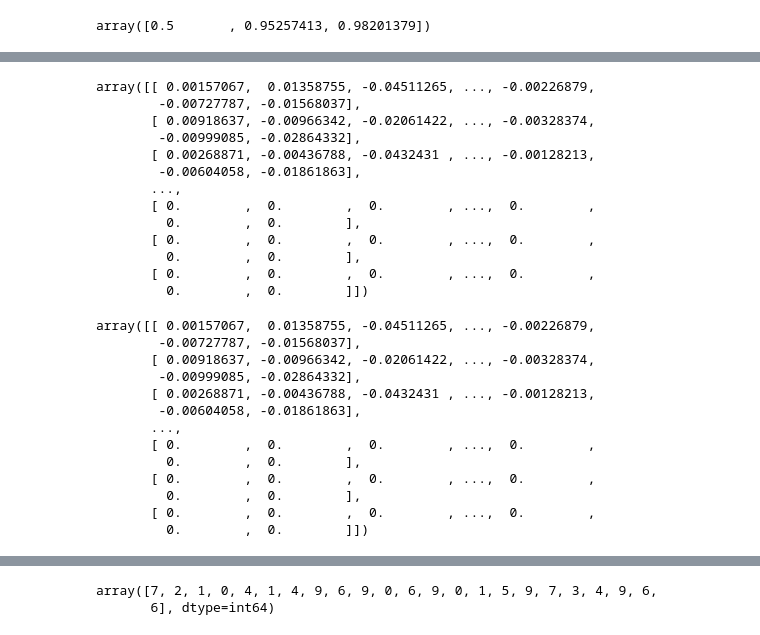
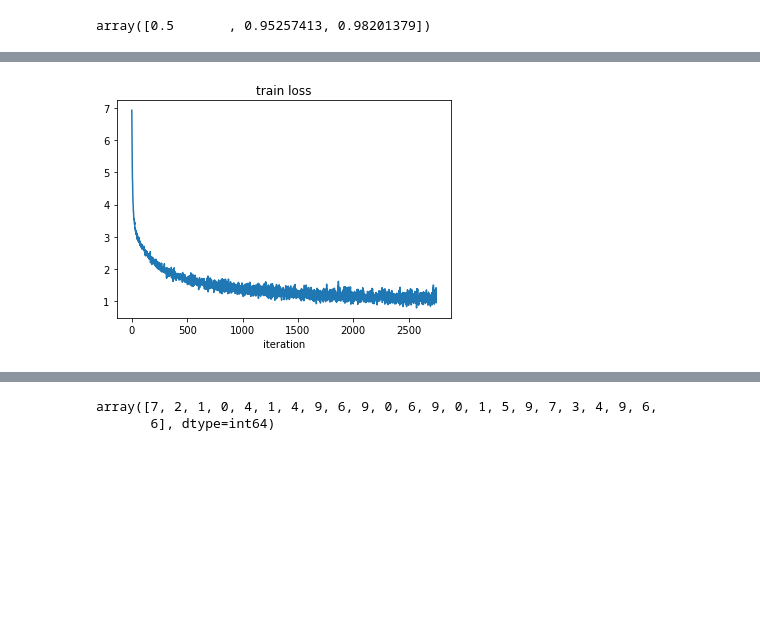
Before and after one commit to easilylazy/pattern-recognition, a Jupyter notebook: homework-12345/homework1/homework1.ipynb, the cells around one changed output, grey strips where cells are left out. Saved outputs shown, nothing was run; the diff lists cells and outputs as text; code cells hidden in the pictures; blank space fills up the shorter version.

Commit message:
final plot curve for train and test

```diff
--- a/homework-12345/homework1/homework1.ipynb
+++ b/homework-12345/homework1/homework1.ipynb
@@ -53,3 +49,19 @@ array([0.5       , 0.95257413, 0.98201379])
 # %%
 w=np.zeros([784,10])
 b=np.zeros(10)
+# %%
+def compute_acc(test=True):
+    if test:
+        res=np.dot(test_set.images,w)
+        test_pred=np.argmax(res,axis=1)
+        test_true=np.argmax(test_set.labels,axis=1)
+        err=(test_pred-test_true)
+        test_acc=err[err==0].size/test_set.num_examples
+        return test_acc
+    else:
+        res=np.dot(train_set.images,w)
+        train_pred=np.argmax(res,axis=1)
+        train_true=np.argmax(train_set.labels,axis=1)
+        err=(train_pred-train_true)
+        train_acc=err[err==0].size/train_set.num_examples
+        return train_acc
@@ -56,7 +72,12 @@ b=np.zeros(10)
+# %%
+test_accs=[]
+train_accs=[]
+train_losss=[]
 # %%
-batch_size = 2
+batch_size = 100
 max_epoch = 5
 learning_rate = 0.01
+
 for epoch in range(0, max_epoch):
     iter_per_batch = train_set.num_examples // batch_size
     for batch_id in range(0, iter_per_batch):
@@ -71,12 +92,16 @@ for epoch in range(0, max_epoch):
         loss=0
         for i in range(batch_size):
             grads+=np.dot(np.transpose(input[i]).reshape(784,1),grad[i].reshape(1,10))
-            loss-=np.multiply(label[i],np.log(pred[i]))+np.multiply((np.ones(label[i].shape)-label[i]),np.log(np.ones(pred[i].shape)-pred[i]))
-        loss/=batch_size
+        loss=-np.sum(np.multiply(label,np.log(pred))+np.multiply((1-label),np.log(1-pred)))/batch_size
+        err=(np.argmax(pred,axis=1)-np.argmax(label,axis=1))
+        train_accs.append(err[err==0].size/batch_size)
+        train_losss.append(loss)
         # print(loss)
         # update weights
         w -= learning_rate*grads/batch_size
-    print(loss)
-print(input.shape,label.shape)
-print(pred.shape)
-print(loss)
+        test_accs.append(compute_acc())
+
+    # print(loss)
+# print(input.shape,label.shape)
+# print(pred.shape)
+# print(loss)
@@ -104,32 +108,7 @@ print(loss)
-# %%
-w[43:]
-# %% [output]
-array([[ 0.00157067,  0.01358755, -0.04511265, ..., -0.00226879,
-        -0.00727787, -0.01568037],
-       [ 0.00918637, -0.00966342, -0.02061422, ..., -0.00328374,
-        -0.00999085, -0.02864332],
-       [ 0.00268871, -0.00436788, -0.0432431 , ..., -0.00128213,
-        -0.00604058, -0.01861863],
-       ...,
-       [ 0.        ,  0.        ,  0.        , ...,  0.        ,
-         0.        ,  0.        ],
-       [ 0.        ,  0.        ,  0.        , ...,  0.        ,
-         0.        ,  0.        ],
-       [ 0.        ,  0.        ,  0.        , ...,  0.        ,
-         0.        ,  0.        ]])
-# %%
-w[43:]
-# %% [output]
-array([[ 0.00157067,  0.01358755, -0.04511265, ..., -0.00226879,
-        -0.00727787, -0.01568037],
-       [ 0.00918637, -0.00966342, -0.02061422, ..., -0.00328374,
-        -0.00999085, -0.02864332],
-       [ 0.00268871, -0.00436788, -0.0432431 , ..., -0.00128213,
-        -0.00604058, -0.01861863],
-       ...,
-       [ 0.        ,  0.        ,  0.        , ...,  0.        ,
-         0.        ,  0.        ],
-       [ 0.        ,  0.        ,  0.        , ...,  0.        ,
-         0.        ,  0.        ],
-       [ 0.        ,  0.        ,  0.        , ...,  0.        ,
-         0.        ,  0.        ]])
+# %%
+plt.plot(train_losss)
+plt.title('train loss')
+plt.xlabel('iteration')
+plt.show()
+# %% [output]
+[figure, added]
```
Also changed, not shown: parts of 10 cells of this notebook.
